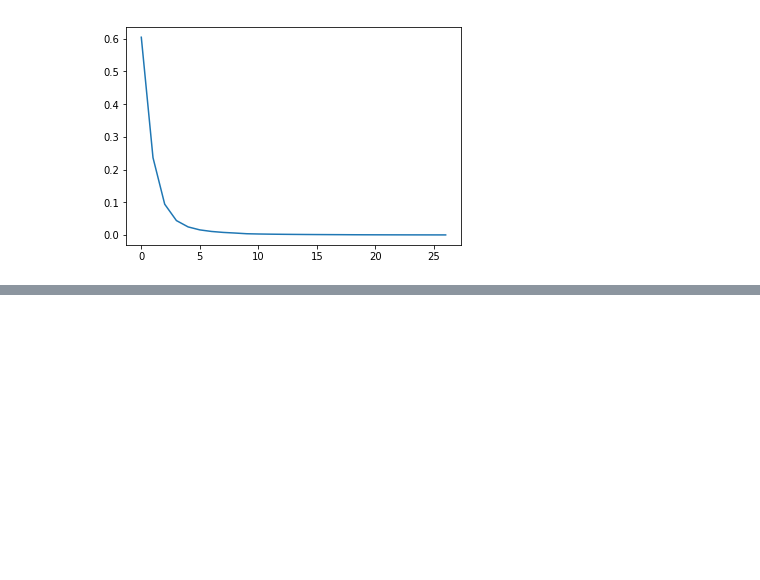
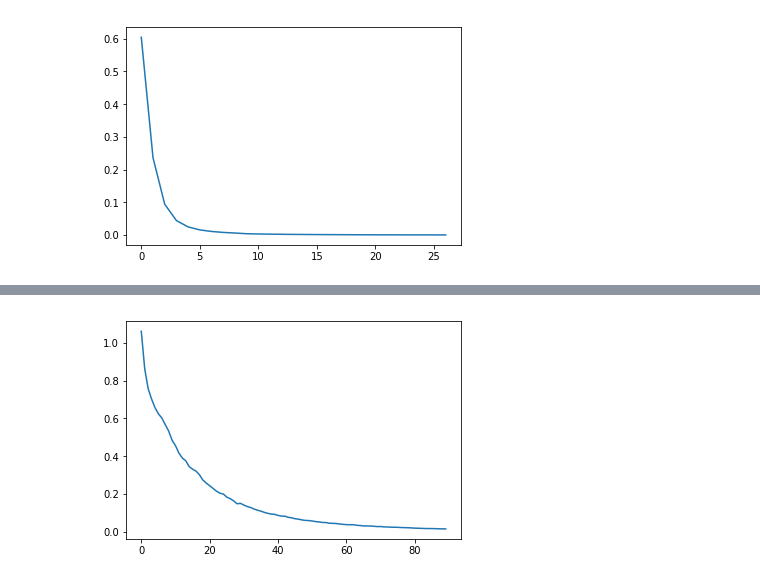
Before and after one commit to fro11o/NLP_practice, a Jupyter notebook: vanilla_rnn.ipynb, the cells around one changed output, grey strips where cells are left out. Cells and saved outputs as stored; diff of their text form; code cells hidden in the pictures; blank space fills up the shorter version.

```diff
--- a/vanilla_rnn.ipynb
+++ b/vanilla_rnn.ipynb
@@ -281,0 +465,98 @@ Average loss at step 150 for last 50 steps is 0.002811950780451298
+# %%
+%matplotlib inline
+import matplotlib.pyplot as plt
+import random
+
+def gen_epoch(n, batch_size, num_step, num_class, seed):
+    """generate each bathc for one epoch
+    Parameters
+    ----------
+    n: int
+        number of total instance
+    batch_size: int
+        size of each batch
+    num_step: int
+        length of sequence
+    num_class: int
+        number of different word in sequence
+    seed: int
+        random seed
+    """
+    def gen_sequence(num_step, num_class, seq_length):
+        """generate a sequence pair"""
+        x = np.random.choice(num_class, size=(num_step,))
+        x[seq_length:] = np.zeros((num_step - seq_length,))
+        y = x.copy()
+        return x, y
+
+    def gen_batch(batch_size, num_step, num_class):
+        """generate data in for one batch"""
+        batch_x = np.zeros((batch_size, num_step), dtype=np.int32)
+        batch_x_length = np.zeros((batch_size,), dtype=np.int32)
+        batch_y = np.zeros((batch_size, num_step), dtype=np.int32)
+
+        for i in range(batch_size):
+            batch_x_length[i] = random.randint(2, num_step - 2)
+            raw_x, raw_y = gen_sequence(num_step, num_class, batch_x_length[i])
+            batch_x[i][:] = raw_x
+            batch_y[i][:] = raw_y
+        return batch_x, batch_x_length, batch_y
+
+    np.random.seed(random_seed)
+
+    for i in range(n // batch_size):
+        yield gen_batch(batch_size, num_step, num_class)
+
+
+if __name__ == "__main__":
+    ###################
+    # model execution #
+    ###################
+
+    gpu_options = tf.GPUOptions(per_process_gpu_memory_fraction=0.1)
+    sess = tf.Session(config=tf.ConfigProto(gpu_options=gpu_options))
+    sess.run(init)
+
+    num_instance = 10000
+    num_class = 2
+    num_epoch = 10
+    random_seed = 1337
+
+    tf.set_random_seed(random_seed)
+    training_losses = []
+
+    for i in range(num_epoch):
+        step = 0
+        training_loss = 0
+        for batch_x, batch_x_length, batch_y in gen_epoch(num_instance, batch_size, num_step, num_class, random_seed):
+            _, training_loss_, training_rnn_hidden, training_rnn_final = sess.run([train_op, total_loss, rnn_outputs, final_state ], feed_dict={
+                x: batch_x,
+                x_length: batch_x_length,
+                y: batch_y
+            })
+            training_loss += training_loss_
+            if step % 50 == 0 and step > 0:
+                print("Average loss at step {} for last 50 steps is {}".format(step, training_loss / 50))
+                training_losses.append(training_loss / 50)
+                training_loss = 0
+                """
+                print(training_rnn_hidden.shape, training_rnn_final.shape)
+                print(training_rnn_hidden[0][batch_x_length[0]-1][:10])
+                print(training_rnn_hidden[0][batch_x_length[0]][:10])
+                print(training_rnn_hidden[0][batch_x_length[0]+1][:10])
+                print(training_rnn_hidden[0][-1][:10])
+                print(training_rnn_final[0][:10])
+                """
+            step += 1
+
+    training_rnn_inputs, training_predictions = sess.run(
+        [rnn_inputs, predictions],
+        feed_dict={x: batch_x, x_length:batch_x_length, y: batch_y}
+    )
+    training_rnn_inputs = np.split(training_rnn_inputs, training_rnn_inputs.shape[1], axis=1)
+    print(len(training_rnn_inputs))
+    for i in range(len(training_predictions)):
+        print(training_predictions[i][0], batch_x[0][i])
+    plt.plot(training_losses)
+    plt.show()
+# %% [output]
@@ -281,0 +580 @@ Average loss at step 150 for last 50 steps is 0.002811950780451298
+[figure, added]
```
Also changed, not shown: parts of 7 cells of this notebook, 1 other file.
